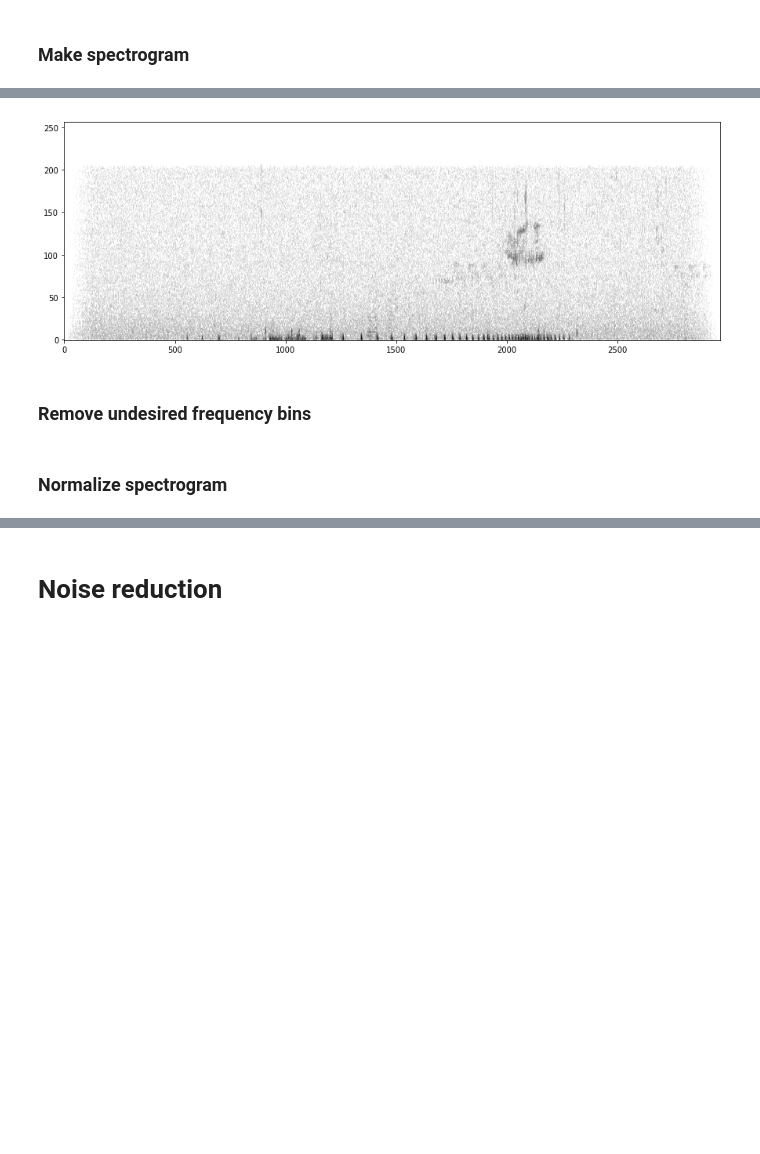
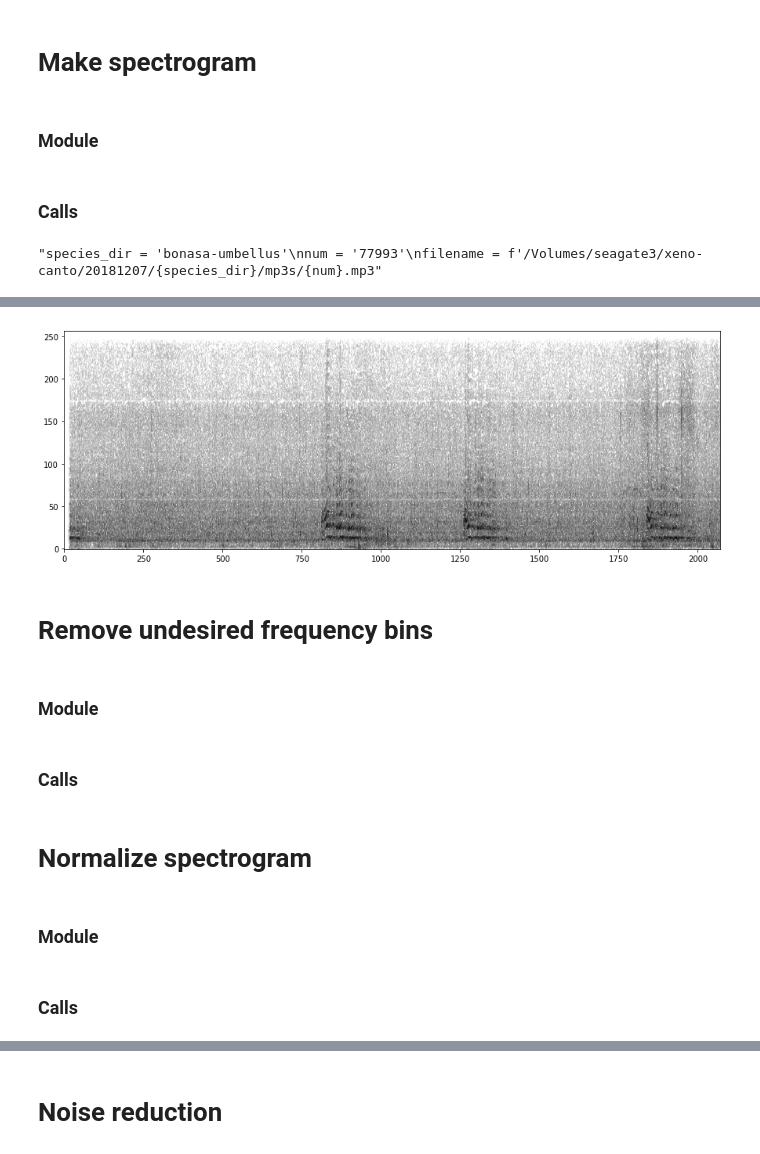
Before and after one commit to rhine3/squiggle-detector, a Jupyter notebook: debug-notebook.ipynb, the cells around one changed output, grey strips where cells are left out. Drawn from its saved outputs; the diff is of its cells as text; code cells hidden in the pictures; blank space fills up the shorter version.

```diff
--- a/debug-notebook.ipynb
+++ b/debug-notebook.ipynb
@@ -37,7 +37,9 @@ def plotter(
 
     plt.show()
 # %% [markdown]
-### Make spectrogram
+# Make spectrogram
+# %% [markdown]
+### Module
 # %%
 def load_file(filename, sample_rate=22050):
     '''
@@ -101,11 +103,19 @@ def make_spect(samples, samples_per_seg, overlap_percent, sample_rate=22050):
         nfft=512)
 
     return frequencies, times, spectrogram
+# %% [markdown]
+### Calls
+# %%
+species_dir = 'meleagris-gallopavo'
+num = '77993'
+filename = '/Volumes/seagate3/xeno-canto/20181207/meleagris-gallopavo/mp3s/288906.mp3'
+
+'''species_dir = 'bonasa-umbellus'
+num = '77993'
+filename = f'/Volumes/seagate3/xeno-canto/20181207/{species_dir}/mp3s/{num}.mp3'''
+# %% [output]
+"species_dir = 'bonasa-umbellus'\nnum = '77993'\nfilename = f'/Volumes/seagate3/xeno-canto/20181207/{species_dir}/mp3s/{num}.mp3"
 # %%
-#filename = '/Volumes/seagate3/xeno-canto/20181207/meleagris-gallopavo/mp3s/288906.mp3'
-species_dir = 'bonasa-umbellus'
-num = '77993'
-filename = f'/Volumes/seagate3/xeno-canto/20181207/{species_dir}/mp3s/{num}.mp3'
 samples_per_seg = 512
 overlap_percent = 0.75
 sample_rate = 22050.0
@@ -126,6 +137,8 @@ plotter(power_to_db(spect), upside_down=True)
-[figure, old version]
+[figure, new version]
 # %% [markdown]
-### Remove undesired frequency bins
+# Remove undesired frequency bins
+# %% [markdown]
+### Module
 # %%
 def spectrogram_bandpass(spectrogram, frequencies, low_freq, high_freq):
     '''
@@ -157,13 +170,17 @@ def spectrogram_bandpass(spectrogram, frequencies, low_freq, high_freq):
     new_spectrogram = spectrogram[frequency_filter_indices, :]
 
     return new_spectrogram, new_frequencies
+# %% [markdown]
+### Calls
 # %%
 #low_frequency_thresh = 173
 #high_frequency_thresh = 10033
 #spect, f = spectrogram_bandpass(spect, f, low_frequency_thresh, high_frequency_thresh)
 #plotter(power_to_db(spect), upside_down=True)
 # %% [markdown]
-### Normalize spectrogram
+# Normalize spectrogram
+# %% [markdown]
+### Module
 # %%
 def normalize_spect(spectrogram):
     '''
@@ -179,6 +196,8 @@ def normalize_spect(spectrogram):
     spectrogram = np.flip(spectrogram, 0)
 
     return spectrogram
+# %% [markdown]
+### Calls
 # %%
 normalized_spect = normalize_spect(spect)
 plotter(power_to_db(normalized_spect))
```
Also changed, not shown: parts of 35 cells of this notebook.
